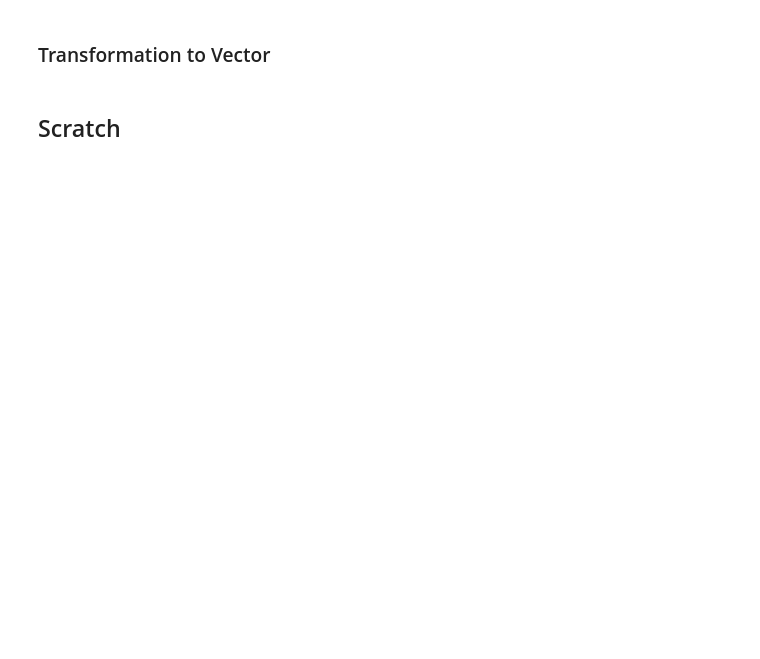
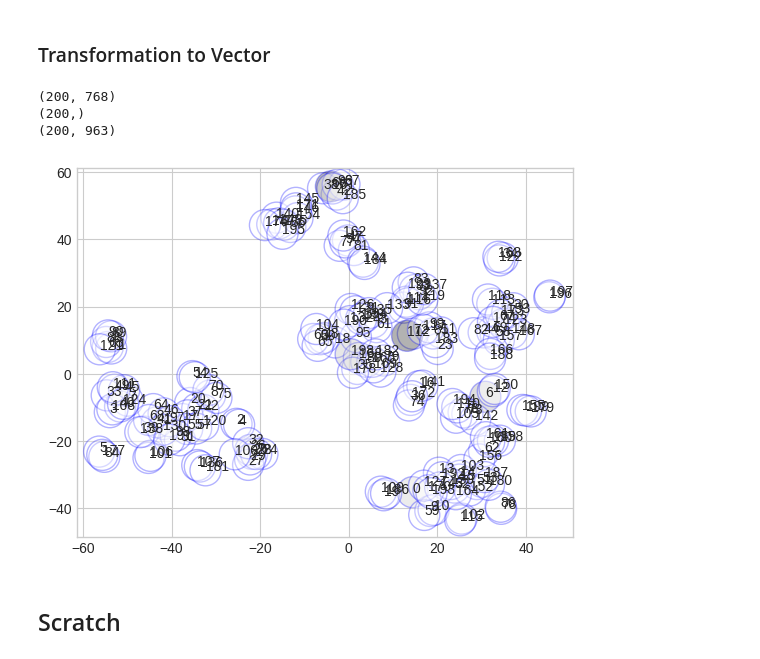
Before and after one commit to siddhartha047/VWBERT24, a Jupyter notebook: 2CVE2CWE_Classification.ipynb, the cells around one changed output. Drawn from its saved outputs; the diff is of its cells as text; code cells hidden in the pictures; blank space fills up the shorter version.

```diff
--- a/2CVE2CWE_Classification.ipynb
+++ b/2CVE2CWE_Classification.ipynb
@@ -419,28 +431,33 @@ from sklearn.manifold import TSNE
 # %%
 def visualize_data(TAKE=20):
     rep=np.loadtxt(filename, dtype=float, max_rows=TAKE)
     print(rep.shape)
 
     transformed = TSNE(n_components=2, perplexity=3, metric='euclidean').fit_transform(rep)
     color=all_df_CVE['Processed_CWE_IDs'].iloc[:TAKE].to_numpy()
 
     print(color.shape)
     color = np.stack(color)
     print(color.shape)
 
     if(len(color[0])>1):
         color=np.argmax(color,axis=1)
 
 #     print(color)
 
     plt.scatter(transformed[:,0],transformed[:,1], c=color, edgecolor='b', s=500, alpha=0.3 )
 
     for i in range(len(transformed)):
         plt.annotate(str(i),(transformed[i,0],transformed[i,1]))
 
     plt.show()
 
-# visualize_data(TAKE=200)
+visualize_data(TAKE=200)
+# %% [output]
+(200, 768)
+(200,)
+(200, 963)
+[figure, added]
 # %% [markdown]
 ## Scratch
 # %%
```
Also changed, not shown: parts of 3 cells of this notebook.
